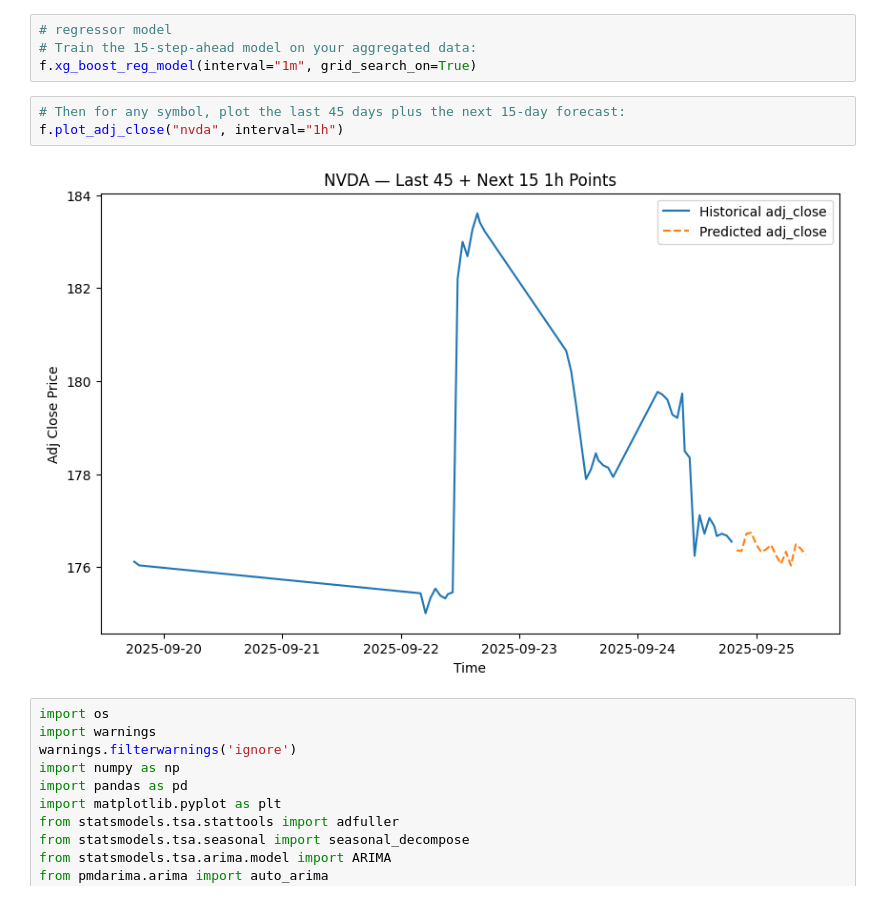
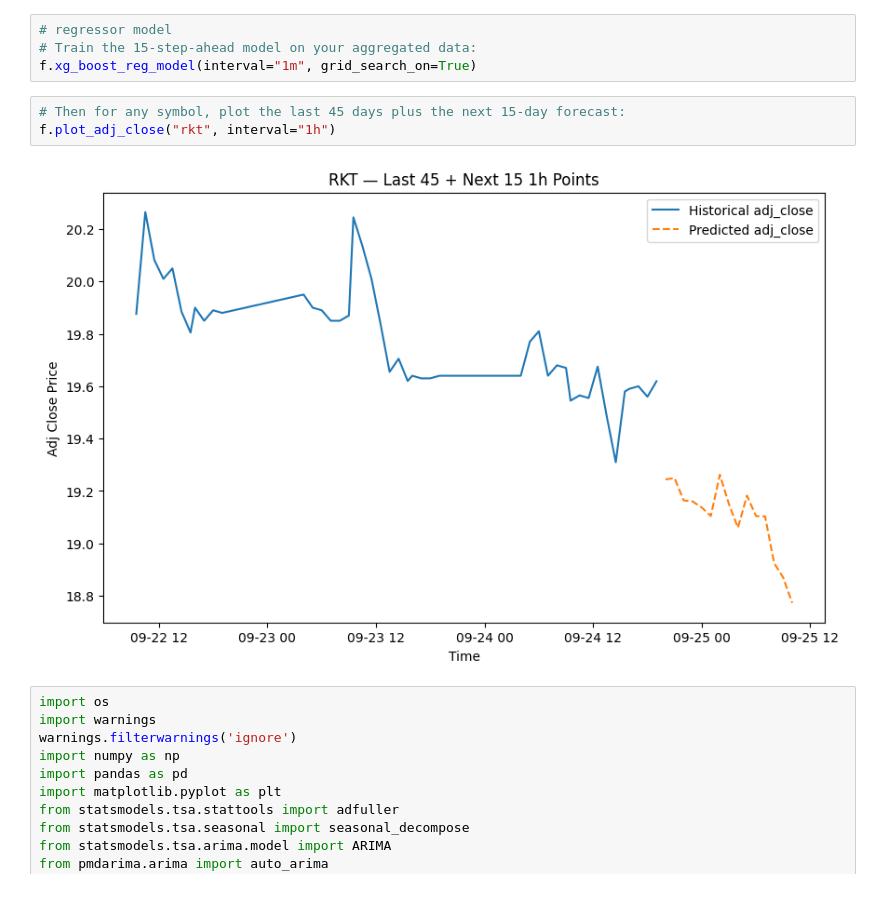
Before and after one commit to yuchild/stock_production_agg, a Jupyter notebook: validations.ipynb, the cells around one changed output. Drawn from its saved outputs; the diff is of its cells as text.

```diff
--- a/validations.ipynb
+++ b/validations.ipynb
@@ -69,9 +69,9 @@ Kelly Criterion: 2.50%
 f.xg_boost_reg_model(interval="1m", grid_search_on=True)
 # %%
 # Then for any symbol, plot the last 45 days plus the next 15-day forecast:
-f.plot_adj_close("nvda", interval="1h")
+f.plot_adj_close("rkt", interval="1h")
 # %% [output]
-[figure, old version]
+[figure, new version]
 # %%
 import os
 import warnings
```
Also changed, not shown: parts of 1 cell of this notebook, 2 other files.
